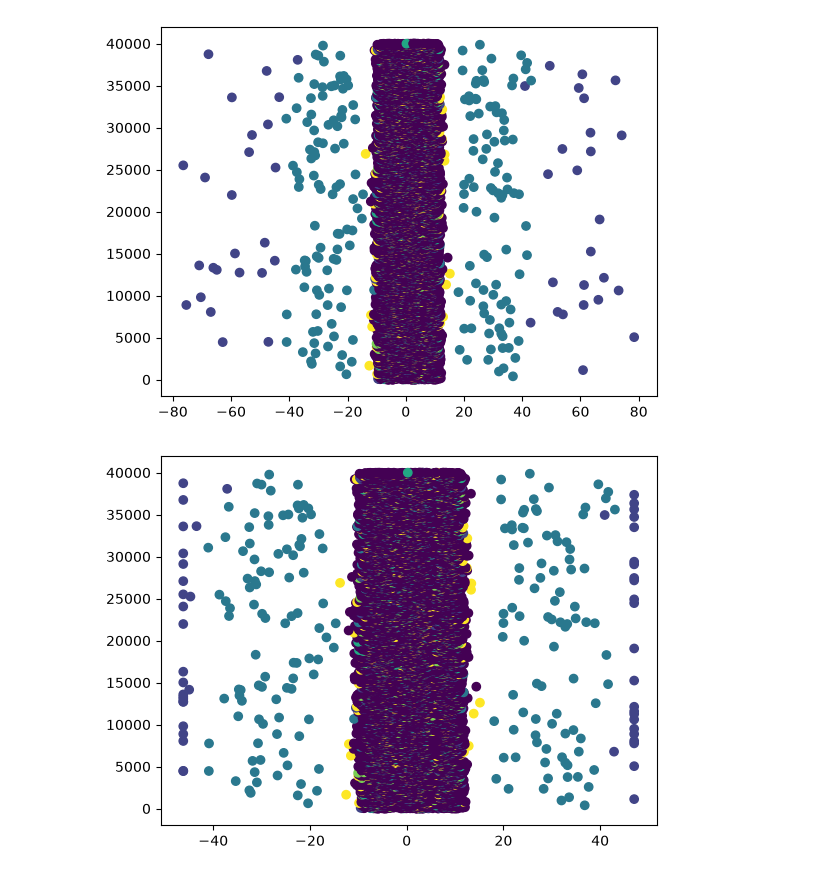
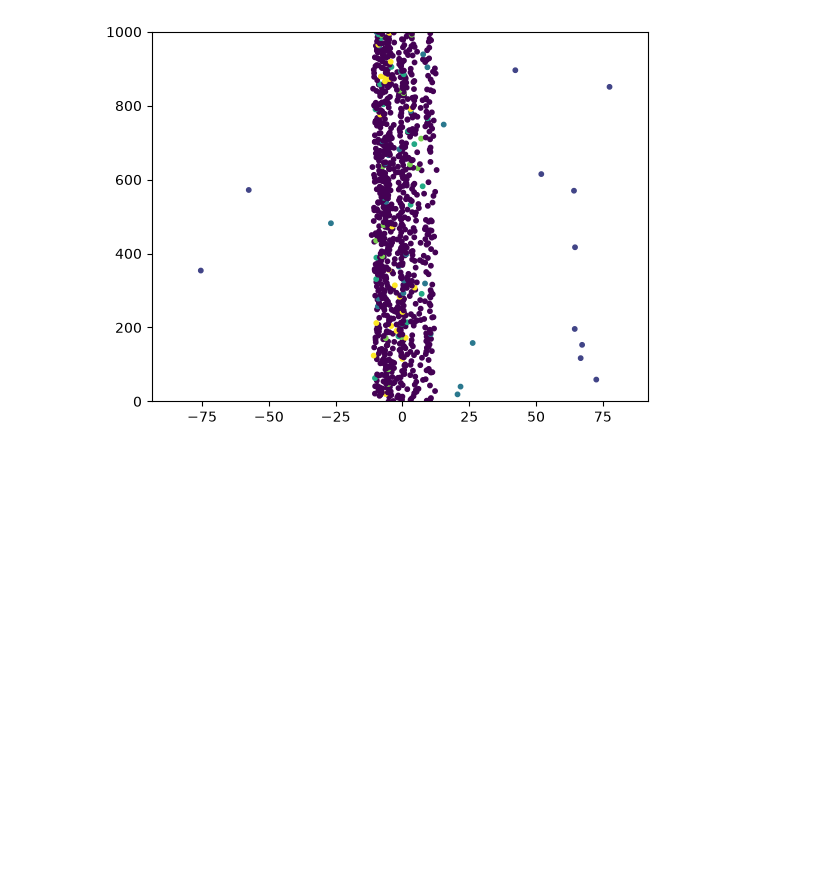
Before and after one commit to matr9s/DatSci_Noise, a Jupyter notebook: pipeline.ipynb, the cells around one changed output. Cells and saved outputs as stored; diff of their text form; code cells hidden in the pictures; blank space fills up the shorter version.

```diff
--- a/pipeline.ipynb
+++ b/pipeline.ipynb
@@ -21,7 +21,6 @@ X, _ = make_blobs(n_samples=sample_amount, n_features=feature_amount, centers=bl
 df = pd.DataFrame(X, columns=[f"f{i}" for i in range(X.shape[1])])
 # %%
 def inject_noise(df, noise_frac, seed, n_features_affected=None):
-
     rng = np.random.default_rng(seed)
     noisy = df.copy()
     cols_all = df.columns
@@ -34,7 +33,7 @@ def inject_noise(df, noise_frac, seed, n_features_affected=None):
         mask[row_id] = method
         match (method):
             case 1:
-                cols = rng.choice(cols_all, size=1, replace=False)
+                cols = cols_all
                 for col in cols:
                     std = df[col].std()
                     direction = rng.choice([-1, 1])
@@ -45,7 +44,7 @@ def inject_noise(df, noise_frac, seed, n_features_affected=None):
                 for col in cols:
                     std = df[col].std()
                     direction = rng.choice([-1, 1])
-                    noisy.loc[row_id, col] = df.loc[row_id, col] + direction * rng.uniform(4, 6) * std
+                    noisy.loc[row_id, col] = df.loc[row_id, col] + direction * rng.uniform(2, 4) * std
 
             case 3:
                 wide_n = min(int(n_features_affected * 2.0), int(len(cols_all) * 0.5))
@@ -95,10 +94,12 @@ plt.show()
 # %%
 #PLOT FIRST FEATURE
-plt.scatter(noisy_df.iloc[:, 1], df.index, c=true_mask)
-plt.show()
-
-plt.scatter(clean_df.iloc[:, 1], df.index, c=true_mask)
-plt.show()
+try:
+    plt.scatter(noisy_df.iloc[:, 9], noisy_df.index, s=10, c=true_mask)
+    plt.ylim(0, 1_000)
+    plt.show()
+except:
+    plt.scatter(noisy_df.iloc[:, 9], noisy_df.index, s=10)
+    plt.ylim(0, 1_000)
+    plt.show()
 # %% [output]
-[figure, old version]
+[figure, new version]
-[figure, removed]
```
Also changed, not shown: parts of 10 cells of this notebook, 1 other file.
